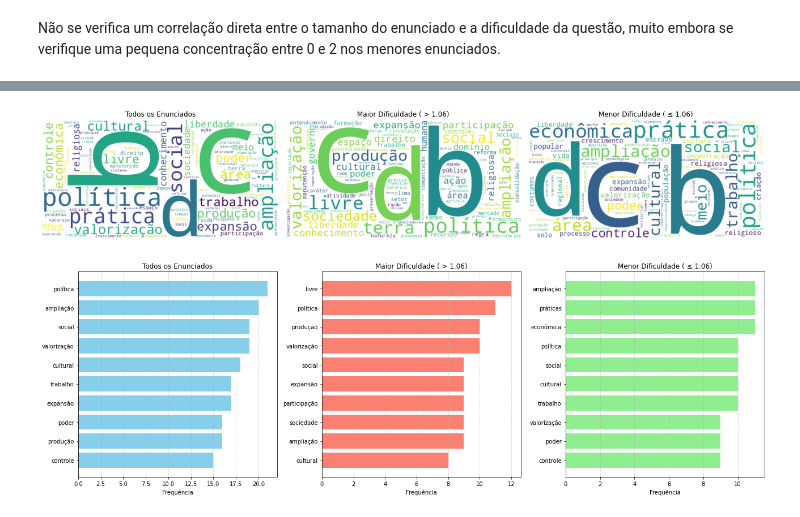
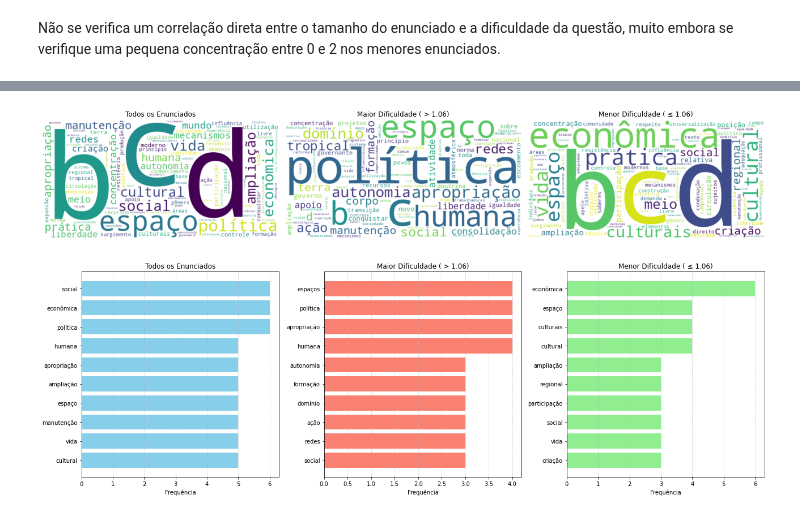
Before and after one commit to ciziks/enem-embbedings-social-questions, a Jupyter notebook: notebooks/3. Análise Exploratória.ipynb, the cells around one changed output, grey strips where cells are left out. Cells and saved outputs as stored; diff of their text form; code cells hidden in the pictures.

```diff
--- a/notebooks/3. Análise Exploratória.ipynb
+++ b/notebooks/3. Análise Exploratória.ipynb
@@ -23,7 +25,7 @@ from sklearn.feature_extraction.text import CountVectorizer
 # %%
 # Carregando dados limpos (resultado da Pré-Tokenização)
 
-data_folder = "../data/final/enem_data.csv"
+data_folder = "../data/cleaned_data.csv"
 
 df_enem = pd.read_csv(data_folder)
 df_enem.head()
@@ -309,8 +354,3 @@ Afinal, na maioria dos anos, o máximo de dificuldade (excluídos os outliers) n
-# %%
-# aplicando limpezas nas variáveis textuais
-
-df["enunciado_limpo"] = df["enunciado"].apply(clean_text)
-df["alternativas_limpo"] = df["alternativas"].apply(clean_alternatives)
 # %%
 # visualizando o histograma da variável de enunciado pelo tamanho do mesmo
 
@@ -361,15 +402,0 @@ df['gabarito'].value_counts().plot(kind='bar', title='Distribuição de Alternat
-# %%
-# distribuições dos tamanhos das alternativas possíveis
-
-fig, axes = plt.subplots(1, 2, figsize=(14, 5))
-df['tam_alternativas'] = df['alternativas'].str.len()
-df['tam_alternativas_limpo'] = df['alternativas_limpo'].str.len()
-
-sns.histplot(df['tam_alternativas'], bins=30, kde=True, ax=axes[0])
-axes[0].set_title('Distribuição do Tamanho das Alternativass')
-
-sns.histplot(df['tam_alternativas_limpo'], bins=30, kde=True, ax=axes[1])
-axes[1].set_title('Distribuição do Tamanho das Alternativass (sem stop word)')
-
-plt.tight_layout()
-plt.show()
@@ -407,10 +535,10 @@ get_word_frequencies(df, "enunciado_limpo")
 # %%
-df['alternativas_adap'] = df['alternativas_limpo'].dropna().str.replace(r'[A-E]:\s*', '', regex=True)
+df['gabarito_texto_adap'] = df['gabarito_texto_limpo'].dropna().str.replace(r'[A-E]:\s*', '', regex=True)
 
-get_wordcloud(df, "alternativas_adap")
+get_wordcloud(df, "gabarito_texto_adap")
 # %% [output]
-[figure, old version]
+[figure, new version]
 # %%
-get_word_frequencies(df, "alternativas_adap")
+get_word_frequencies(df, "gabarito_texto_adap")
 # %% [output]
-[figure, old version]
+[figure, new version]
```
Also changed, not shown: parts of 34 cells of this notebook, 6 other files.
